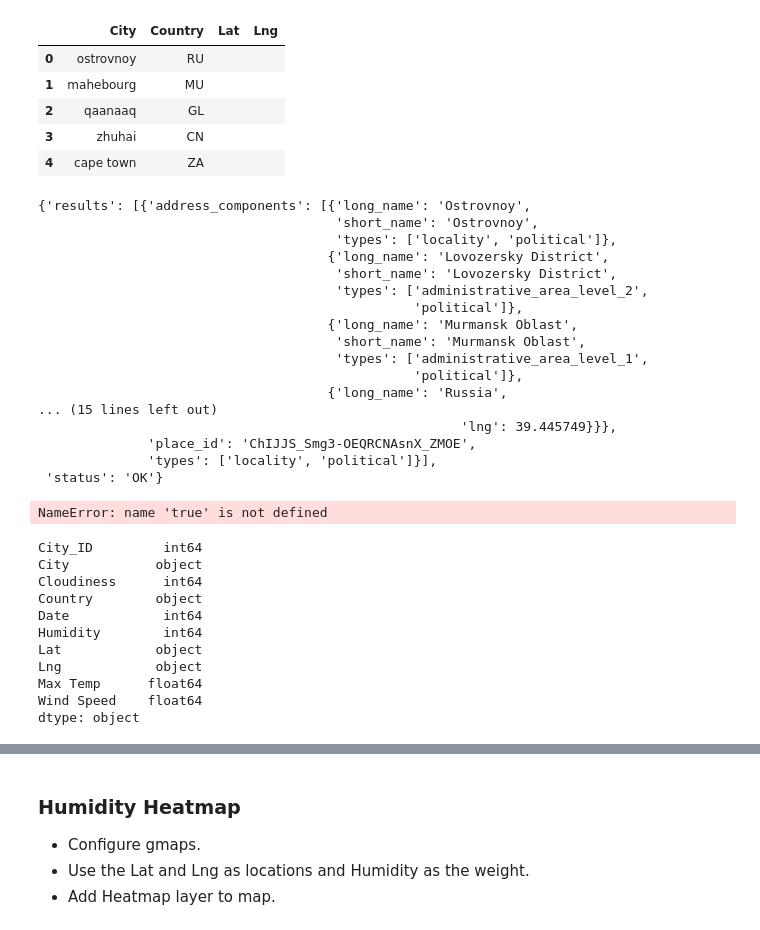
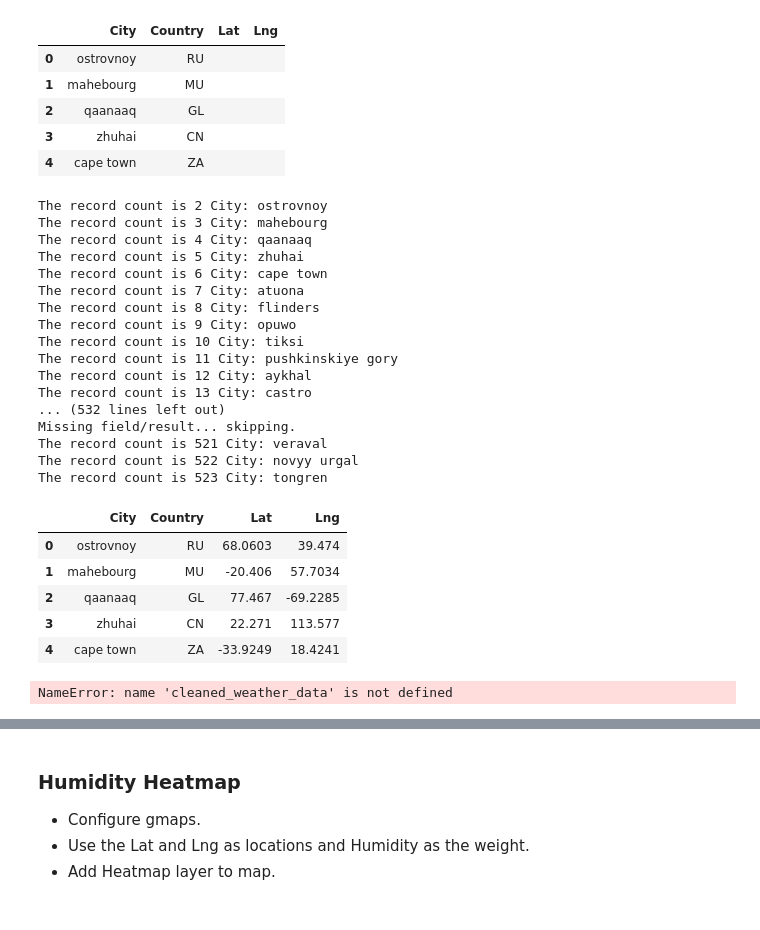
Before and after one commit to cpatterson71/python-api-challenge, a Jupyter notebook: starter_code/VacationPy.ipynb, the cells around one changed output, grey strips where cells are left out. Drawn from its saved outputs; the diff is of its cells as text; code cells hidden in the pictures.

```diff
--- a/starter_code/VacationPy.ipynb
+++ b/starter_code/VacationPy.ipynb
@@ -41,63 +41,57 @@ temp_pd.head()
 | 4 | cape town | ZA |  |  |
 # %%
 params = {"key": g_key}
+count = 0
 # %%
-
 for index, row in temp_pd.iterrows():
     city = row['City']
     country = row['Country']
 
     params['address'] = f"{city},{country}"
 
     cities_lat_lng = requests.get(base_url, params=params)
     cities_lat_lng = cities_lat_lng.json()
-    pprint(cities_lat_lng)
-    break
+    #pprint(cities_lat_lng)
 
-#     try:
-#         temp_pd.loc[index, "Lat"] = cities_lat_lng["results"][0]['geometry']['location']['lat']
-#         temp_pd.loc[index, "Lng"] = cities_lat_lng['results'][0]['geometry']['location']['lng']
+    try:
+        temp_pd.loc[index, "Lat"] = cities_lat_lng["results"][0]['geometry']['location']['lat']
+        temp_pd.loc[index, "Lng"] = cities_lat_lng['results'][0]['geometry']['location']['lng']
+        count += 1
+        print(f'The record count is {count} City: {city}')
+    except (KeyError, IndexError):
+        print("Missing field/result... skipping.")
 
-#     except (KeyError, IndexError):
-#         print("Missing field/result... skipping.")
-
-# temp_pd.head()
+temp_pd.head()
 # %% [output]
-{'results': [{'address_components': [{'long_name': 'Ostrovnoy',
-                                      'short_name': 'Ostrovnoy',
-                                      'types': ['locality', 'political']},
-                                     {'long_name': 'Lovozersky District',
-                                      'short_name': 'Lovozersky District',
-                                      'types': ['administrative_area_level_2',
-                                                'political']},
-                                     {'long_name': 'Murmansk Oblast',
-                                      'short_name': 'Murmansk Oblast',
-                                      'types': ['administrative_area_level_1',
-                                                'political']},
-                                     {'long_name': 'Russia',
-... (15 lines left out)
-                                                      'lng': 39.445749}}},
-              'place_id': 'ChIJJS_Smg3-OEQRCNAsnX_ZMOE',
-              'types': ['locality', 'political']}],
- 'status': 'OK'}
+The record count is 2 City: ostrovnoy
+The record count is 3 City: mahebourg
+The record count is 4 City: qaanaaq
+The record count is 5 City: zhuhai
+The record count is 6 City: cape town
+The record count is 7 City: atuona
+The record count is 8 City: flinders
+The record count is 9 City: opuwo
+The record count is 10 City: tiksi
+The record count is 11 City: pushkinskiye gory
+The record count is 12 City: aykhal
+The record count is 13 City: castro
+... (532 lines left out)
+Missing field/result... skipping.
+The record count is 521 City: veraval
+The record count is 522 City: novyy urgal
+The record count is 523 City: tongren
+|  | City | Country | Lat | Lng |
+| 0 | ostrovnoy | RU | 68.0603 | 39.474 |
+| 1 | mahebourg | MU | -20.406 | 57.7034 |
+| 2 | qaanaaq | GL | 77.467 | -69.2285 |
+| 3 | zhuhai | CN | 22.271 | 113.577 |
+| 4 | cape town | ZA | -33.9249 | 18.4241 |
 # %%
 final_temp_pd = pd.DataFrame(temp_pd)
 final_temp_pd.to_csv("../output_data/final_temp_pd.csv", index=False, header=True)
-# %% [output]
-NameError: name 'true' is not defined
 # %%
-Humidity = temp_pd['Humidity']
+Humidity = cleaned_weather_data['Humidity']
 temp_pd.dtypes
 # %% [output]
-City_ID         int64
-City           object
-Cloudiness      int64
-Country        object
-Date            int64
-Humidity        int64
-Lat            object
-Lng            object
-Max Temp      float64
-Wind Speed    float64
-dtype: object
+NameError: name 'cleaned_weather_data' is not defined
 # %%
```
Also changed, not shown: parts of 9 cells of this notebook, 1 other file.
